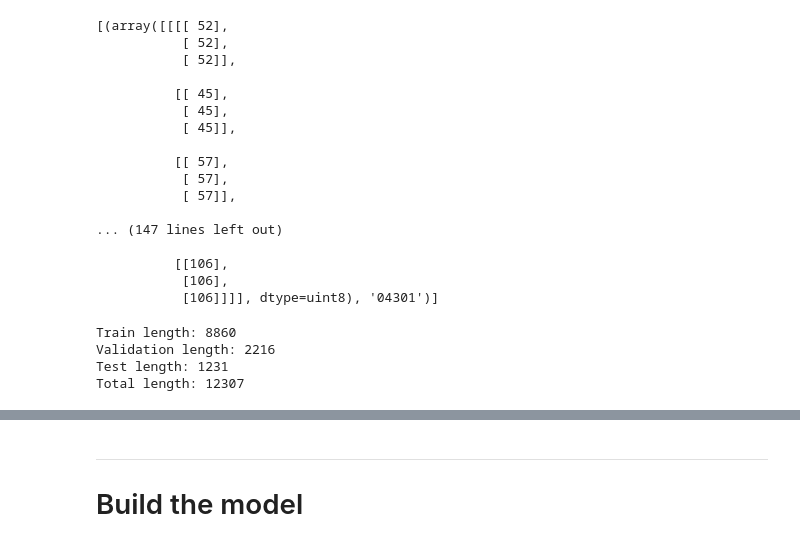
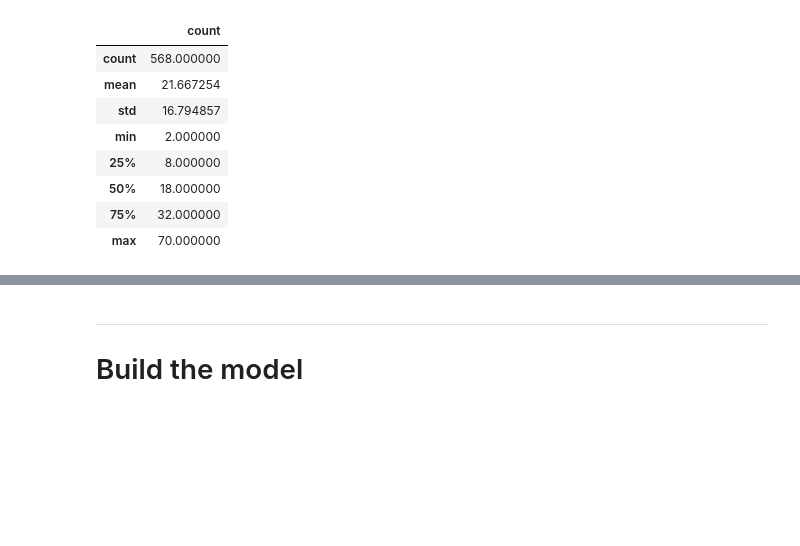
Before and after one commit to carolienbraams/Biometrics_group5, a Jupyter notebook: Case_Siamese_NN_Face_Recognition.ipynb, the cells around one changed output, grey strips where cells are left out. Saved outputs shown, nothing was run; the diff lists cells and outputs as text; code cells hidden in the pictures; blank space fills up the shorter version.

```diff
--- a/Case_Siamese_NN_Face_Recognition.ipynb
+++ b/Case_Siamese_NN_Face_Recognition.ipynb
@@ -38,34 +26,0 @@ def load_and_preprocess(dataset):
-# %%
-#issue: I Dont get the right dimension (32,32,1)
-load_and_preprocess([paths_all_labels[0]])
-# %% [output]
-[(array([[[[ 52],
-           [ 52],
-           [ 52]],
-
-          [[ 45],
-           [ 45],
-           [ 45]],
-
-          [[ 57],
-           [ 57],
-           [ 57]],
-
-... (147 lines left out)
-
-          [[106],
-           [106],
-           [106]]]], dtype=uint8), '04301')]
-# %%
-X_train, X_test = train_test_split(paths_all_labels,test_size=0.1)
-X_train, X_val = train_test_split(X_train, test_size=0.2)
-
-print(f'Train length: {len(X_train)}')
-print(f'Validation length: {len(X_val)}')
-print(f'Test length: {len(X_test)}')
-print(f'Total length: {len(X_test+X_val+X_train)}')
-# %% [output]
-Train length: 8860
-Validation length: 2216
-Test length: 1231
-Total length: 12307
@@ -71,0 +39,18 @@ Total length: 12307
+# %%
+(    directory_df
+    .groupby('user_id')['user_img_id']
+    .count()
+    .to_frame('count')
+    .sort_values('count')
+     .describe()
+)
+# %% [output]
+|  | count |
+| count | 568.000000 |
+| mean | 21.667254 |
+| std | 16.794857 |
+| min | 2.000000 |
+| 25% | 8.000000 |
+| 50% | 18.000000 |
+| 75% | 32.000000 |
+| max | 70.000000 |
```
Also changed, not shown: parts of 23 cells of this notebook.
